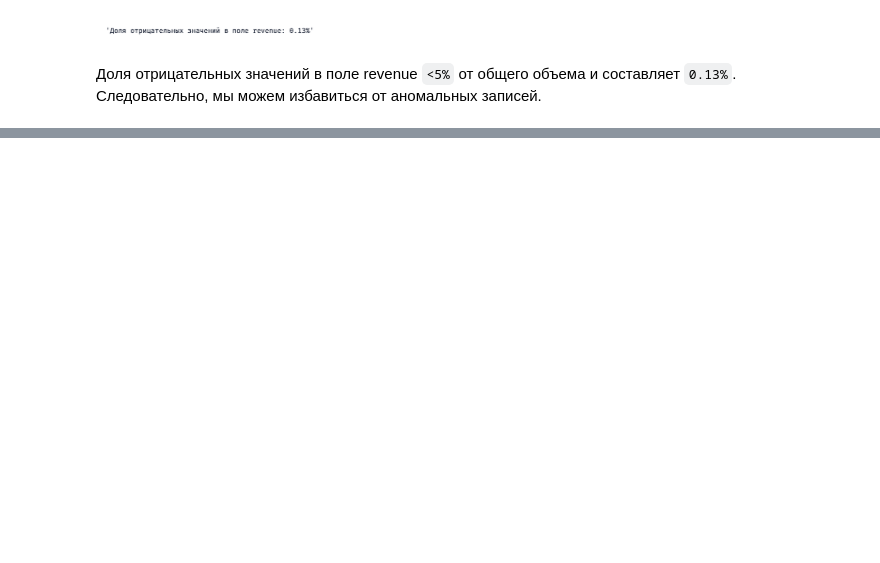
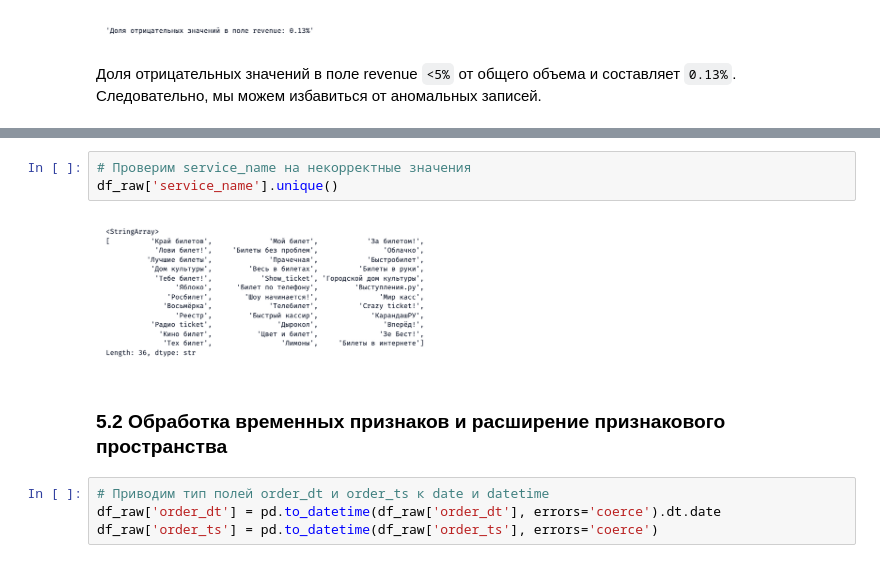
Before and after one commit to achezganov/yandex_afisha_eda, a Jupyter notebook: __marimo__/main.ipynb, the cells around one changed output, grey strips where cells are left out. Drawn from its saved outputs; the diff is of its cells as text; blank space fills up the shorter version.

```diff
--- a/__marimo__/main.ipynb
+++ b/__marimo__/main.ipynb
@@ -249,0 +264,11 @@ validate_dataset(df)
+# %%
+# Проверим service_name на некорректные значения
+df_raw['service_name'].unique()
+# %% [output]
+[figure, added]
+# %% [markdown]
+### 5.2 Обработка временных признаков и расширение признакового пространства
+# %%
+# Приводим тип полей order_dt и order_ts к date и datetime
+df_raw['order_dt'] = pd.to_datetime(df_raw['order_dt'], errors='coerce').dt.date
+df_raw['order_ts'] = pd.to_datetime(df_raw['order_ts'], errors='coerce')
```
Also changed, not shown: parts of 37 cells of this notebook, 1 other file.
